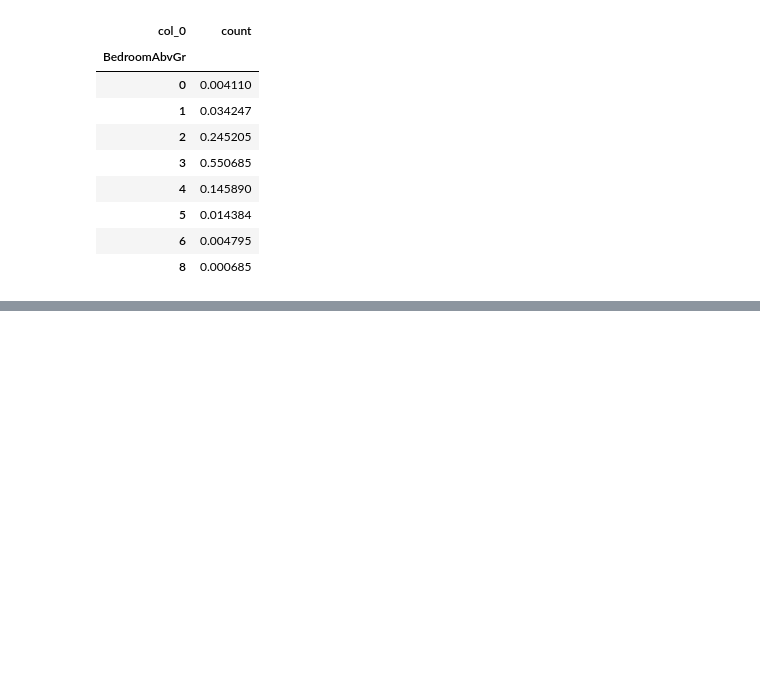
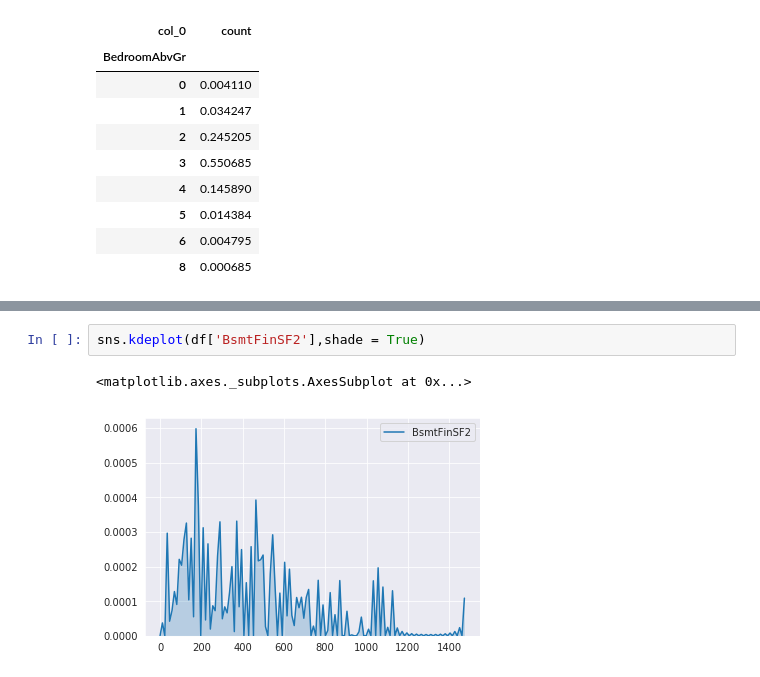
Before and after one commit to rumsinha/Data-Analysis-Models, a Jupyter notebook: WIP/MultipleRegressionwithAmesDataset.ipynb, the cells around one changed output, grey strips where cells are left out. Drawn from its saved outputs; the diff is of its cells as text; blank space fills up the shorter version.

```diff
--- a/WIP/MultipleRegressionwithAmesDataset.ipynb
+++ b/WIP/MultipleRegressionwithAmesDataset.ipynb
@@ -1308,0 +1426,5 @@ HalfBath
+# %%
+sns.kdeplot(df['BsmtFinSF2'],shade = True)
+# %% [output]
+<matplotlib.axes._subplots.AxesSubplot at 0x...>
+[figure, added]
```
Also changed, not shown: parts of 43 cells of this notebook.
